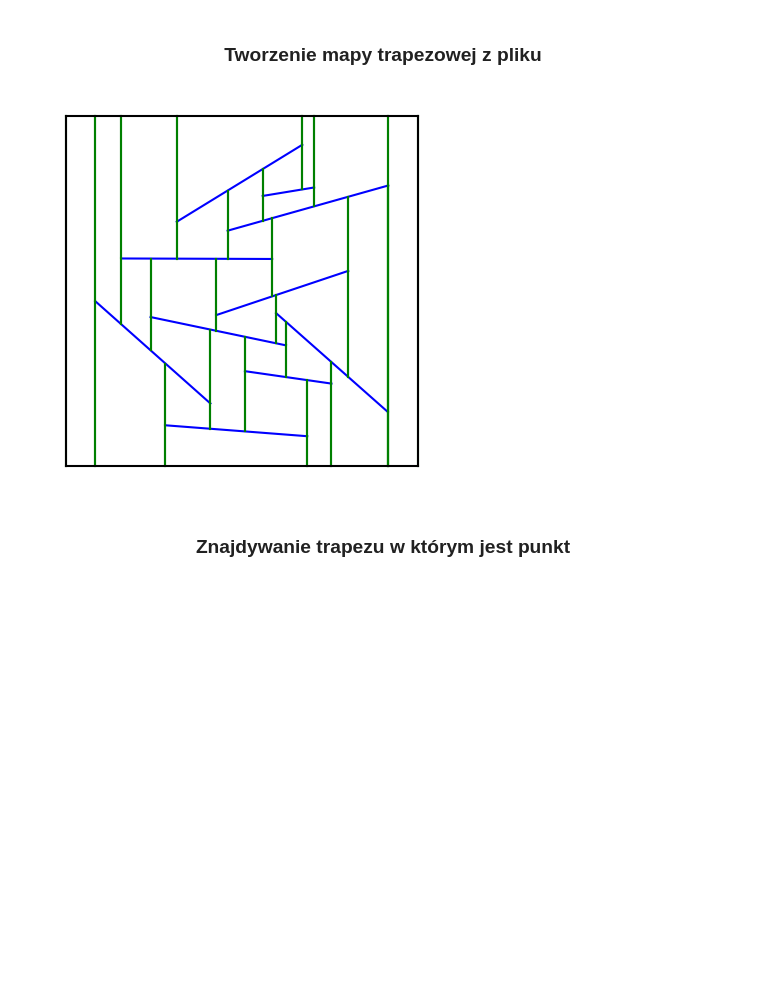
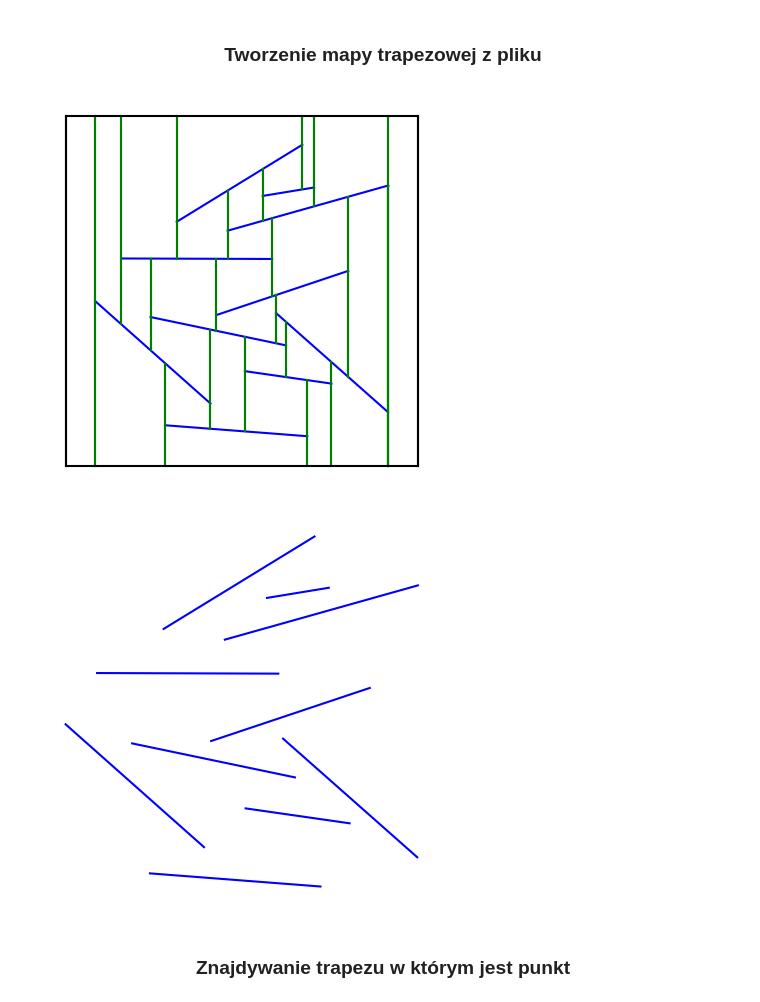
Before and after one commit to KacperKopiec/Planar-Point-Location, a Jupyter notebook: code/main.ipynb, the cells around one changed output. Cells and saved outputs as stored; diff of their text form; code cells hidden in the pictures; blank space fills up the shorter version.

```diff
--- a/code/Kopiec_Zwonek_kod.ipynb
+++ b/code/main.ipynb
@@ -37,10 +37,12 @@ segments = [
 # %%
 #Funkcja analogiczna do poprzedniej, ale zamiast ręcznie tworzyć odcinki, to należy przekazać odcinki do funkcji,
 #Odcinki, które chcemy użyć można wpisać w pliku examples.py
 
 T,q = fromFile(ex2)
+plotSegments(ex2)
 # %% [output]
 [figure]
+[figure, added]
 # %% [markdown]
 ### <center> Znajdywanie trapezu w którym jest punkt <center>
 # %%
```
Also changed, not shown: parts of 2 cells of this notebook, 7 other files.
